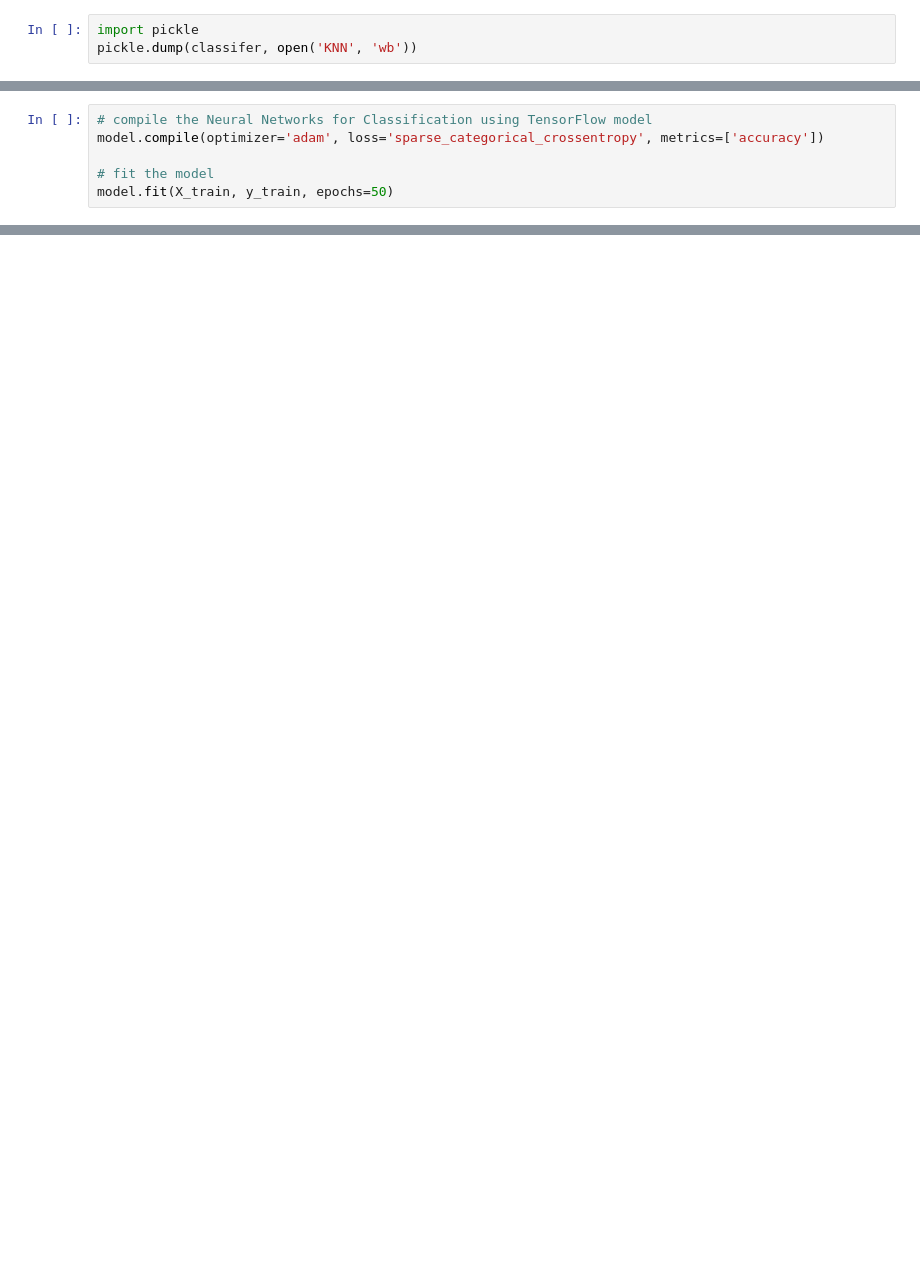
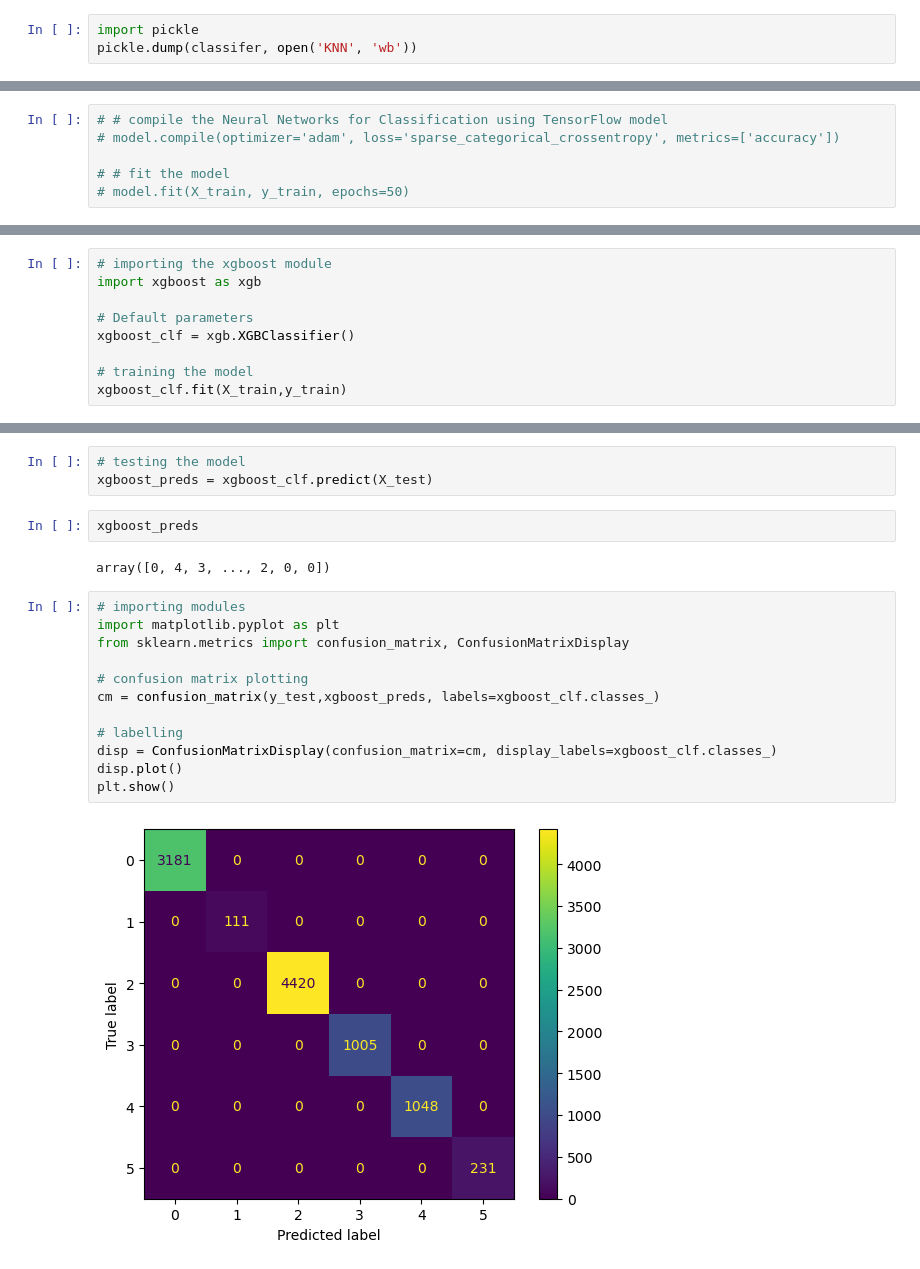
Before and after one commit to bashiralam185/Final_year_project, a Jupyter notebook: Datasets/classification models/Untitled.ipynb, the cells around one changed output, grey strips where cells are left out. Saved outputs shown, nothing was run; the diff lists cells and outputs as text; blank space fills up the shorter version.

```diff
--- a/Datasets/classification models/Untitled.ipynb
+++ b/Datasets/classification models/Untitled.ipynb
@@ -497,6 +482,6 @@ model.add(Dense(6, activation='softmax'))
 # %%
-# compile the Neural Networks for Classification using TensorFlow model
-model.compile(optimizer='adam', loss='sparse_categorical_crossentropy', metrics=['accuracy'])
+# # compile the Neural Networks for Classification using TensorFlow model
+# model.compile(optimizer='adam', loss='sparse_categorical_crossentropy', metrics=['accuracy'])
 
-# fit the model
-model.fit(X_train, y_train, epochs=50)
+# # fit the model
+# model.fit(X_train, y_train, epochs=50)
@@ -530,0 +507,9 @@ print(classification_report(y_test, y_pred))
+# %%
+# importing the xgboost module
+import xgboost as xgb
+
+# Default parameters
+xgboost_clf = xgb.XGBClassifier()
+
+# training the model
+xgboost_clf.fit(X_train,y_train)
@@ -530,0 +528,21 @@ print(classification_report(y_test, y_pred))
+# %%
+# testing the model
+xgboost_preds = xgboost_clf.predict(X_test)
+# %%
+xgboost_preds
+# %% [output]
+array([0, 4, 3, ..., 2, 0, 0])
+# %%
+# importing modules
+import matplotlib.pyplot as plt
+from sklearn.metrics import confusion_matrix, ConfusionMatrixDisplay
+
+# confusion matrix plotting
+cm = confusion_matrix(y_test,xgboost_preds, labels=xgboost_clf.classes_)
+
+# labelling
+disp = ConfusionMatrixDisplay(confusion_matrix=cm, display_labels=xgboost_clf.classes_)
+disp.plot()
+plt.show()
+# %% [output]
+[figure, added]
```
Also changed, not shown: parts of 29 cells of this notebook, 29 other files.
